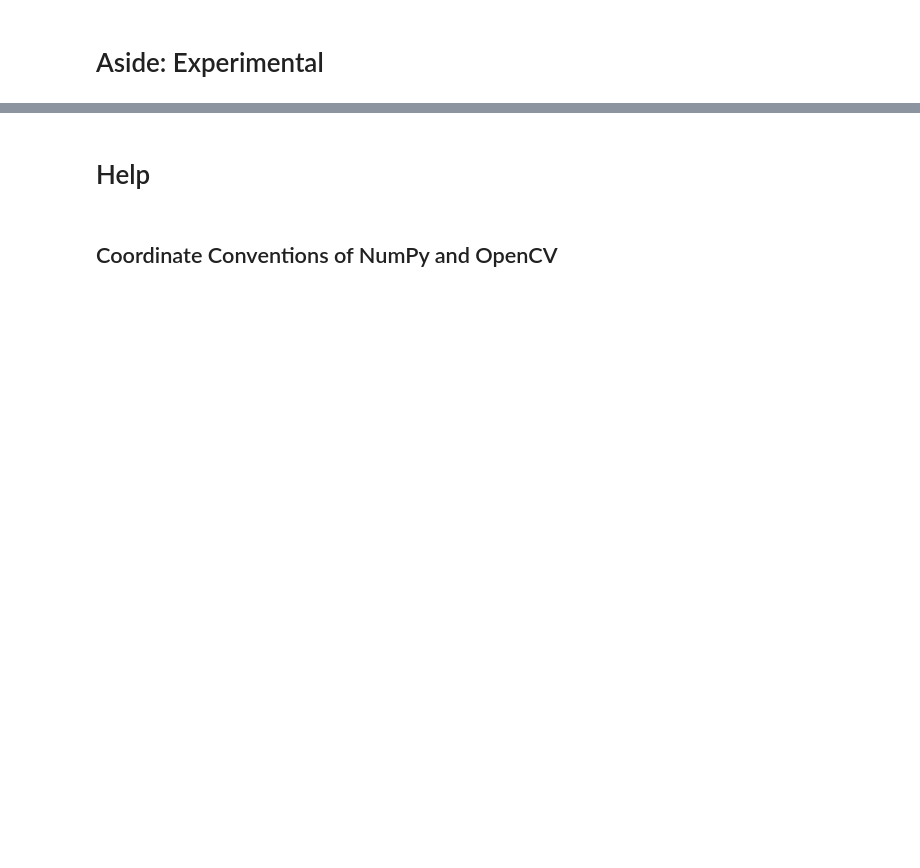
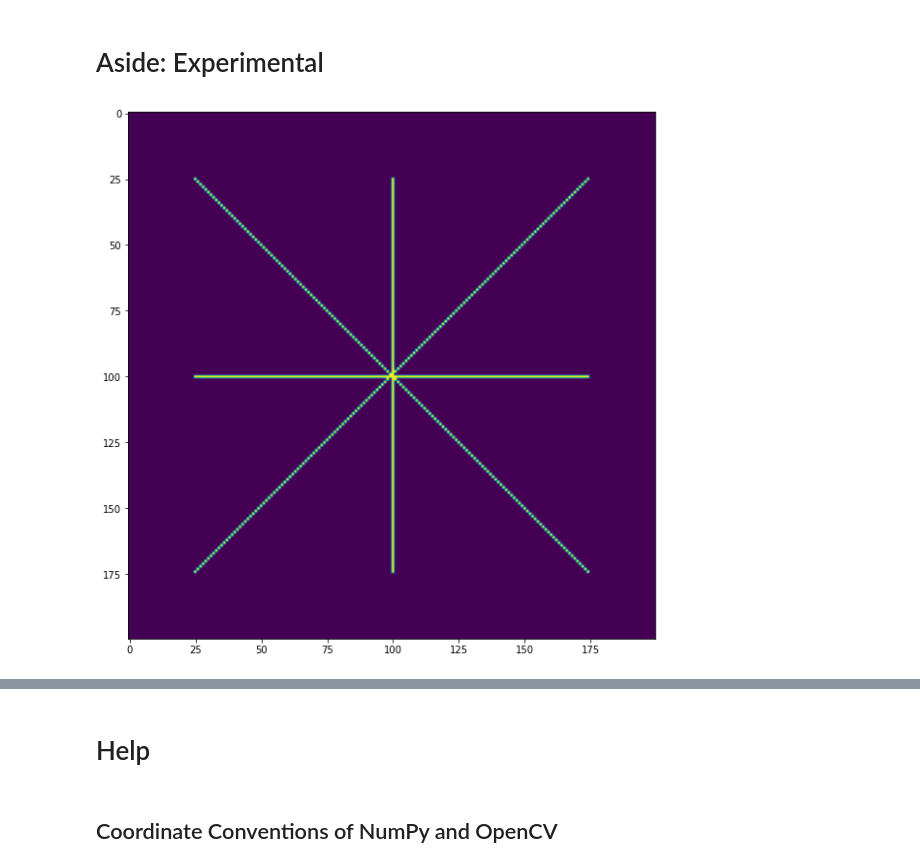
Before and after one commit to free-bit/furrow-edge-detector, a Jupyter notebook: Image Processing & Feature Detection.ipynb, the cells around one changed output, grey strips where cells are left out. Cells and saved outputs as stored; diff of their text form; code cells hidden in the pictures; blank space fills up the shorter version.

```diff
--- a/Image Processing & Feature Detection.ipynb
+++ b/Image Processing & Feature Detection.ipynb
@@ -703,0 +861,95 @@ line_pixels = apply_hough_line(modified)
+# %%
+orig = depth_img
+copy = orig.copy()
+
+
+images = []
+
+# apply_scharr(convert_grayscale(copy, visualize=False))
+# apply_scharr(copy)
+# apply_scharrh(copy, visualize=True)
+# apply_scharrh(convert_grayscale(copy, visualize=True))
+# apply_scharrv(convert_grayscale(copy, visualize=True))
+
+# apply_farid(convert_grayscale(copy, visualize=False))
+# apply_faridh(convert_grayscale(copy, visualize=False))
+# apply_faridv(convert_grayscale(copy, visualize=False))
+
+# # apply_prewitt(convert_grayscale(copy, visualize=False))
+# apply_prewittv(convert_grayscale(copy, visualize=False))
+# apply_prewitth(convert_grayscale(copy, visualize=False))
+
+# x=filters.sobel_v(convert_grayscale(copy, visualize=False))
+# show_image(np.abs(x), cmap="gray")
+# l = apply_laplacian(convert_grayscale(copy, visualize=True), ksize=5)
+# h = apply_sobelh(convert_grayscale(copy, visualize=True), ksize=5)
+# v = apply_sobelv(convert_grayscale(copy, visualize=True), ksize=5)
+# v = apply_roi_threshold(v, roi_corners=np.array([[382,   1],
+#         [566, 478],
+#         [639, 478],
+#         [638,   0],
+#         [488,   1]]))
+# v = apply_threshold(v, thresh=127, maxval=255, type=0)
+
+image = np.zeros((200, 200), dtype=np.uint8)
+idx = np.arange(25, 175)
+image[idx[::-1], idx] = 255
+image[idx, idx] = 255
+image[100, idx] = 255
+image[idx, 100] = 255
+show_image(image)
+
+line_pixels1 = apply_hough_line(image, min_theta=np.deg2rad(-90), max_theta=np.deg2rad(90), threshold=0)
+line_pixels2 = apply_sk_hough_line(image, min_theta=-90, max_theta=90, threshold=10, resolution=1)
+
+# kernel = cv2.getStructuringElement(cv2.MORPH_RECT, ksize=(5,5))
+# dilated = cv2.dilate(v, kernel, iterations=1)
+# closing = cv2.morphologyEx(v, cv2.MORPH_CLOSE, kernel)
+# show_image(closing, cmap="gray")
+
+# Set a precision of 0.5 degree.
+# tested_angles = np.linspace(-np.pi / 2, np.pi / 2, 360)
+# tested_angles = np.linspace(-np.pi / 2, np.pi / 2, 180)
+# h, theta, d = hough_line(v, theta=tested_angles)
+
+# fig, axes = plt.subplots(1, 3, figsize=(15, 6))
+# ax = axes.ravel()
+
+# ax[0].imshow(v, cmap="gray")
+# ax[0].set_title('Input image')
+# ax[0].set_axis_off()
+
+# ax[1].imshow(np.log(1 + h),
+#              extent=[np.rad2deg(theta[-1]), np.rad2deg(theta[0]), d[-1], d[0]],
+#              cmap="gray", aspect=10)
+# ax[1].set_title('Hough transform')
+# ax[1].set_xlabel('Angles (degrees)')
+# ax[1].set_ylabel('Distance (pixels)')
+# ax[1].axis('image')
+
+# ax[2].imshow(v, cmap="gray")
+# origin = np.array((0, v.shape[1]))
+# for _, angle, dist in zip(*hough_line_peaks(h, theta, d)):
+#     y0, y1 = (dist - origin * np.cos(angle)) / np.sin(angle)
+#     ax[2].plot(origin, (y0, y1), '-r')
+
+# ax[2].set_xlim(origin)
+# ax[2].set_ylim((v.shape[0], 0))
+# ax[2].set_axis_off()
+# ax[2].set_title('Detected lines')
+
+# plt.tight_layout()
+# plt.show()
+
+# mag = np.sqrt(h**2 + v**2).astype(np.uint8)
+# show_image(mag, cmap="gray")
+# print(x.max())
+# print(x.min())
+# print(y.max())
+# print(y.min())
+
+# y=apply_roberts(convert_grayscale(copy, visualize=False))
+# print(y.max())
+# print(y.min())
+# %% [output]
+[figure, added]
```
Also changed, not shown: parts of 25 cells of this notebook.
